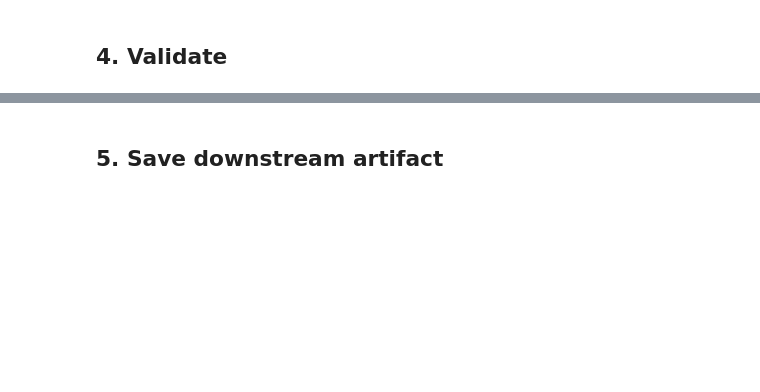
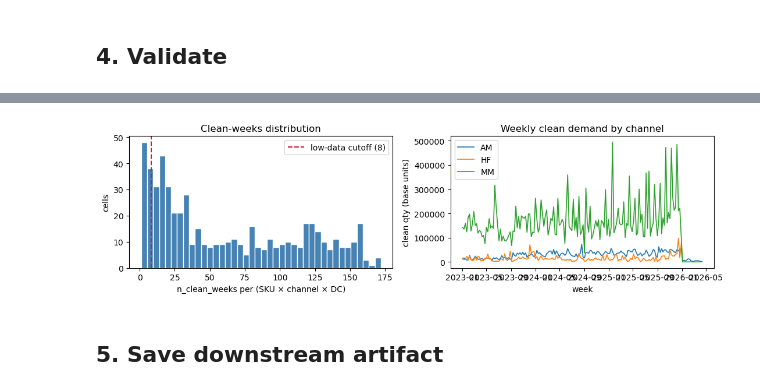
Before and after one commit to binkybarnes/pop_prompt2, a Jupyter notebook: pipeline/07_clean_demand.ipynb, the cells around one changed output, grey strips where cells are left out. Cells and saved outputs as stored; diff of their text form; code cells hidden in the pictures; blank space fills up the shorter version.

```diff
--- a/pipeline/07_clean_demand.ipynb
+++ b/pipeline/07_clean_demand.ipynb
@@ -11,15 +14,31 @@ Aggregate untagged (clean) rows into organic_run_rate per SKU × channel × DC.
 # %% [markdown]
 ## 1. Imports
 # %%
+import sys
+from pathlib import Path
+
 import pandas as pd
 import numpy as np
-from pathlib import Path
+import matplotlib.pyplot as plt
 
 ROOT = Path.cwd().parent if Path.cwd().name == 'pipeline' else Path.cwd()
 DATA = ROOT / 'data'
 ART = ROOT / 'pipeline' / 'artifacts'
 ART.mkdir(parents=True, exist_ok=True)
+
+if str(ROOT) not in sys.path:
+    sys.path.insert(0, str(ROOT))
+
+# Threshold for flagging a (SKU, channel, DC) cell as low-data. 8 clean weeks
+# is ~2 months of honest observations — below that, the organic run-rate is
+# too noisy for F1 to auto-fire alerts on.
+LOW_DATA_WEEKS = 8
 # %% [markdown]
 ## 2. Load upstream
 # %%
-# TODO: load upstream parquet(s) from ART
+sales = pd.read_parquet(ART / 'sales_tagged_channel.parquet')
+
+print(f'sales              : {sales.shape}')
+print(f'is_clean_demand    : {sales["is_clean_demand"].sum():,} / {len(sales):,}  ({sales["is_clean_demand"].mean()*100:.1f}%)')
+print(f'null SALESCHANNEL  : {sales["SALESCHANNEL"].isna().sum()}')
+print(f'date range         : {sales["week_start"].min().date()}  →  {sales["week_start"].max().date()}')
@@ -30,4 +100,70 @@ ART.mkdir(parents=True, exist_ok=True)
 # %% [markdown]
 ## 4. Validate
 # %%
-# TODO: shape checks, null checks, spot-check a few rows
+# ---- Check 1: unit conservation -------------------------------------------
+# After dropping null-DC rows above, weekly.qty_base == summary.total_qty.
+qty_clean_all = clean_all['QTY_BASE'].sum()
+qty_clean_dc  = clean['QTY_BASE'].sum()
+qty_weekly    = weekly['qty_base'].sum()
+qty_summary   = summary['total_qty'].sum()
+print(f'clean QTY (any loc)   : {qty_clean_all:,.1f}')
+print(f'clean QTY (w/ DC)     : {qty_clean_dc:,.1f}   ← what flows into weekly')
+print(f'weekly QTY_BASE sum   : {qty_weekly:,.1f}')
+print(f'summary total_qty sum : {qty_summary:,.1f}')
+assert np.isclose(qty_clean_dc, qty_weekly), 'weekly aggregation dropped units!'
+assert np.isclose(qty_weekly, qty_summary), 'summary aggregation dropped units!'
+print('qty conservation      : OK')
+
+# ---- Check 2: n_clean_weeks distribution ----------------------------------
+print('\nn_clean_weeks distribution:')
+print(summary['n_clean_weeks'].describe().to_string())
+print(f'\nlow-data threshold = {LOW_DATA_WEEKS} weeks')
+print(f'cells < {LOW_DATA_WEEKS} weeks : {(summary["n_clean_weeks"] < LOW_DATA_WEEKS).sum()}  ({(summary["n_clean_weeks"] < LOW_DATA_WEEKS).mean()*100:.1f}%)')
+print(f'cells >= {LOW_DATA_WEEKS} weeks: {(summary["n_clean_weeks"] >= LOW_DATA_WEEKS).sum()}  ({(summary["n_clean_weeks"] >= LOW_DATA_WEEKS).mean()*100:.1f}%)')
+
+# ---- Check 3: channel mix of the weekly panel -----------------------------
+print('\nweekly rows & qty by channel:')
+ch = (weekly.groupby('SALESCHANNEL')
+             .agg(n_rows=('qty_base', 'size'),
+                  total_qty=('qty_base', 'sum'),
+                  unique_skus=('ITEMNMBR', 'nunique')))
+ch['qty_share'] = ch['total_qty'] / ch['total_qty'].sum()
+print(ch.to_string())
+
+# ---- Check 4: spot-check T-32206 (Tiger Balm Patch Warm) ------------------
+print('\n--- T-32206 organic run rates ---')
+spot = summary[summary['ITEMNMBR'] == 'T-32206'].sort_values('mean_weekly_qty', ascending=False)
+print(spot[['SALESCHANNEL','DC','n_clean_weeks','mean_weekly_qty','std_weekly_qty','cv_weekly','is_low_data']].to_string(index=False))
+
+# ---- Check 5: showcase SKUs quick view ------------------------------------
+print('\n--- showcase SKUs: rolled-up across channels/DCs ---')
+showcase = ['T-32206', 'F-04111', 'T-22010', 'T-31510']
+show = (summary[summary['ITEMNMBR'].isin(showcase)]
+        .groupby('ITEMNMBR')
+        .agg(cells=('mean_weekly_qty', 'size'),
+             low_data_cells=('is_low_data', 'sum'),
+             total_weekly=('mean_weekly_qty', 'sum'),
+             max_n_weeks=('n_clean_weeks', 'max')))
+print(show.to_string())
+
+# ---- Check 6: histograms --------------------------------------------------
+fig, axes = plt.subplots(1, 2, figsize=(11, 3.2))
+ax = axes[0]
+ax.hist(summary['n_clean_weeks'], bins=40, color='steelblue', edgecolor='white')
+ax.axvline(LOW_DATA_WEEKS, color='crimson', linestyle='--', label=f'low-data cutoff ({LOW_DATA_WEEKS})')
+ax.set_xlabel('n_clean_weeks per (SKU × channel × DC)')
+ax.set_ylabel('cells')
+ax.set_title('Clean-weeks distribution')
+ax.legend()
+
+ax = axes[1]
+by_chan = weekly.groupby(['SALESCHANNEL', 'week_start'])['qty_base'].sum().reset_index()
+for chan, grp_df in by_chan.groupby('SALESCHANNEL'):
+    ax.plot(grp_df['week_start'], grp_df['qty_base'], label=chan, linewidth=1.2)
+ax.set_xlabel('week')
+ax.set_ylabel('clean qty (base units)')
+ax.set_title('Weekly clean demand by channel')
+ax.legend()
+plt.tight_layout()
+plt.show()
+# %% [output]
@@ -34,3 +187,4 @@ ART.mkdir(parents=True, exist_ok=True)
+[figure, added]
 # %% [markdown]
 ## 5. Save downstream artifact
 # %%
```
Also changed, not shown: parts of 5 cells of this notebook, 2 other files.
